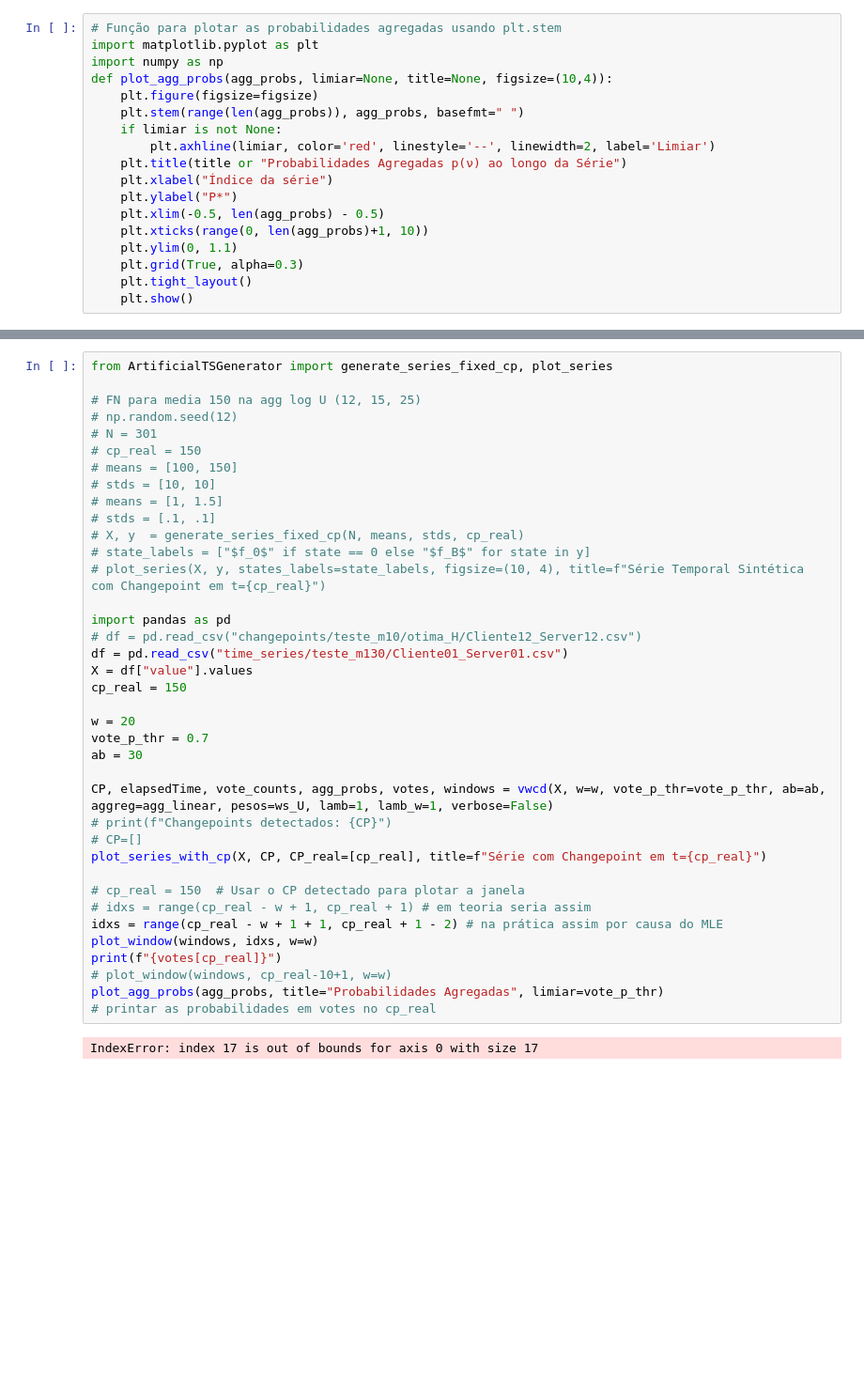
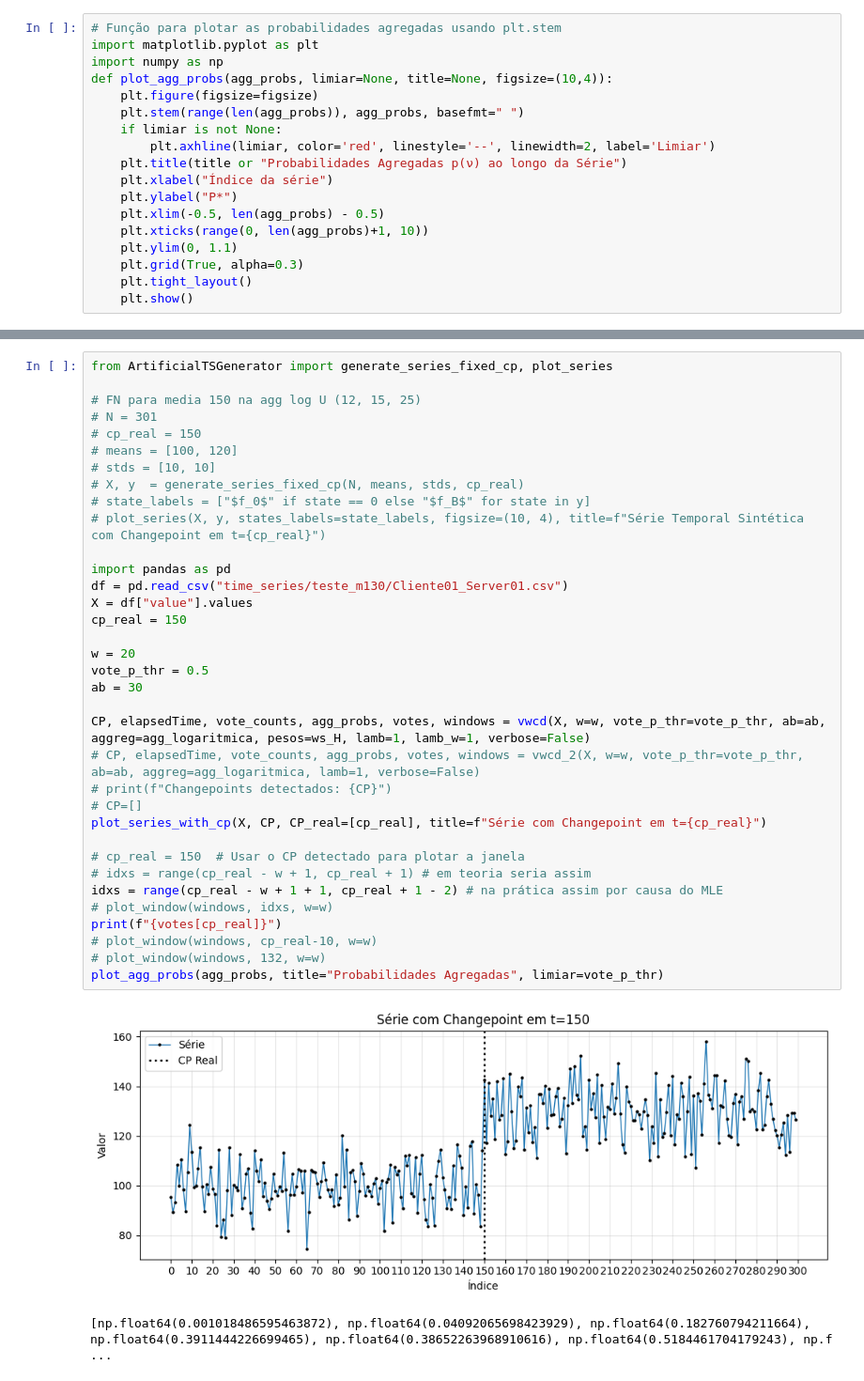
Before and after one commit to lhscaldas/Mestrado, a Jupyter notebook: VWCD_debug.ipynb, the cells around one changed output, grey strips where cells are left out. Shown at 94% size. Cells and saved outputs as stored; diff of their text form; blank space fills up the shorter version.

Commit message:
atualização do vwcd para executar o softmax ponderadoem vetor e implmentação do vwcd_2 (com softmax simples e com pesos pela beta-binomial)

```diff
--- a/VWCD_debug.ipynb
+++ b/VWCD_debug.ipynb
@@ -306,40 +393,38 @@ def vwcd(X, w, vote_p_thr, ab=2, aggreg=agg_linear, pesos=ws_U, lamb=1, lamb_w=1
 # %%
 from ArtificialTSGenerator import generate_series_fixed_cp, plot_series
 
 # FN para media 150 na agg log U (12, 15, 25)
-# np.random.seed(12)
 # N = 301
 # cp_real = 150
-# means = [100, 150]
+# means = [100, 120]
 # stds = [10, 10]
-# means = [1, 1.5]
-# stds = [.1, .1]
 # X, y  = generate_series_fixed_cp(N, means, stds, cp_real)
 # state_labels = ["$f_0$" if state == 0 else "$f_B$" for state in y]
 # plot_series(X, y, states_labels=state_labels, figsize=(10, 4), title=f"Série Temporal Sintética com Changepoint em t={cp_real}")
 
 import pandas as pd
-# df = pd.read_csv("changepoints/teste_m10/otima_H/Cliente12_Server12.csv")
 df = pd.read_csv("time_series/teste_m130/Cliente01_Server01.csv")
 X = df["value"].values
 cp_real = 150
 
 w = 20
-vote_p_thr = 0.7
+vote_p_thr = 0.5
 ab = 30
 
-CP, elapsedTime, vote_counts, agg_probs, votes, windows = vwcd(X, w=w, vote_p_thr=vote_p_thr, ab=ab, aggreg=agg_linear, pesos=ws_U, lamb=1, lamb_w=1, verbose=False)
+CP, elapsedTime, vote_counts, agg_probs, votes, windows = vwcd(X, w=w, vote_p_thr=vote_p_thr, ab=ab, aggreg=agg_logaritmica, pesos=ws_H, lamb=1, lamb_w=1, verbose=False)
+# CP, elapsedTime, vote_counts, agg_probs, votes, windows = vwcd_2(X, w=w, vote_p_thr=vote_p_thr, ab=ab, aggreg=agg_logaritmica, lamb=1, verbose=False)
 # print(f"Changepoints detectados: {CP}")
 # CP=[]
 plot_series_with_cp(X, CP, CP_real=[cp_real], title=f"Série com Changepoint em t={cp_real}")
 
 # cp_real = 150  # Usar o CP detectado para plotar a janela
 # idxs = range(cp_real - w + 1, cp_real + 1) # em teoria seria assim
 idxs = range(cp_real - w + 1 + 1, cp_real + 1 - 2) # na prática assim por causa do MLE
-plot_window(windows, idxs, w=w)
+# plot_window(windows, idxs, w=w)
 print(f"{votes[cp_real]}")
-# plot_window(windows, cp_real-10+1, w=w)
+# plot_window(windows, cp_real-10, w=w)
+# plot_window(windows, 132, w=w)
 plot_agg_probs(agg_probs, title="Probabilidades Agregadas", limiar=vote_p_thr)
-# printar as probabilidades em votes no cp_real
 # %% [output]
+[figure, added]
-IndexError: index 17 is out of bounds for axis 0 with size 17
+[np.float64(0.001018486595463872), np.float64(0.04092065698423929), np.float64(0.182760794211664), np.float64(0.3911444226699465), np.float64(0.38652263968910616), np.float64(0.5184461704179243), np.f ...
```
Also changed, not shown: parts of 6 cells of this notebook, 2 other files.
